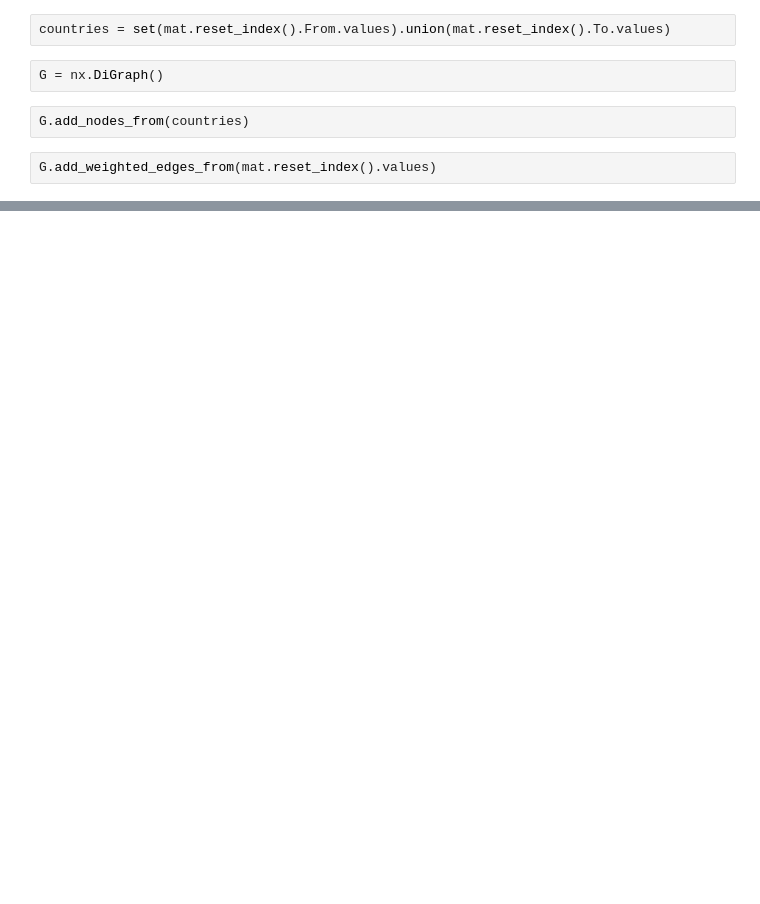
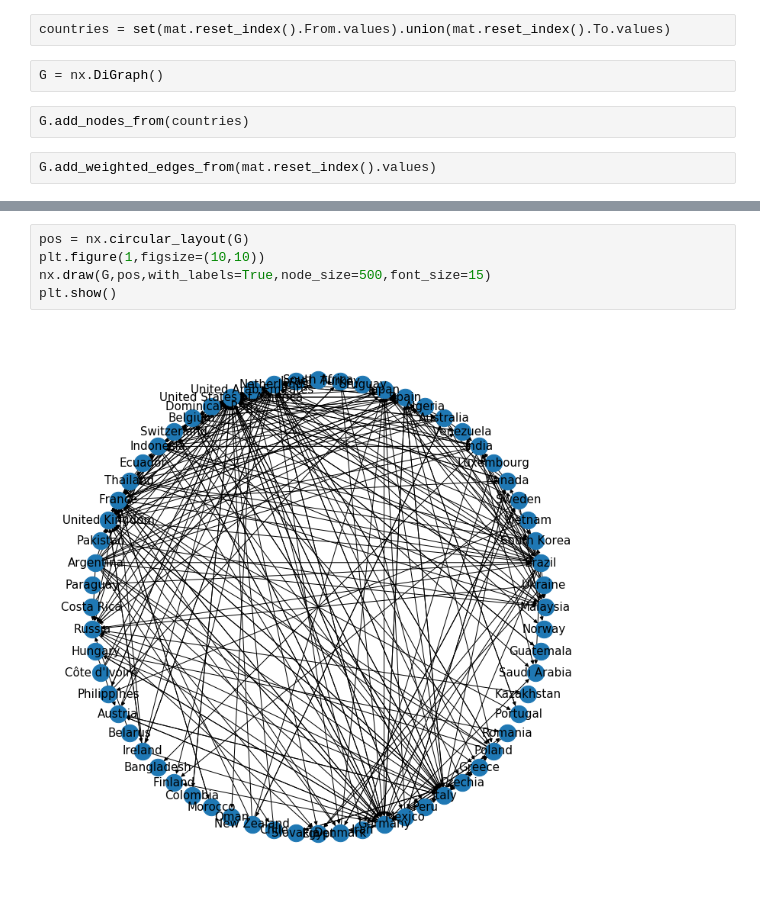
Before and after one commit to GabboM/ADA_Project, a Jupyter notebook: TradeNetwork.ipynb, the cells around one changed output, grey strips where cells are left out. Saved outputs shown, nothing was run; the diff lists cells and outputs as text; blank space fills up the shorter version.

```diff
--- a/TradeNetwork.ipynb
+++ b/TradeNetwork.ipynb
@@ -32,0 +63,7 @@ G.add_weighted_edges_from(mat.reset_index().values)
+# %%
+pos = nx.circular_layout(G)
+plt.figure(1,figsize=(10,10))
+nx.draw(G,pos,with_labels=True,node_size=500,font_size=15)
+plt.show()
+# %% [output]
+[figure, added]
```
Also changed, not shown: parts of 11 cells of this notebook.
